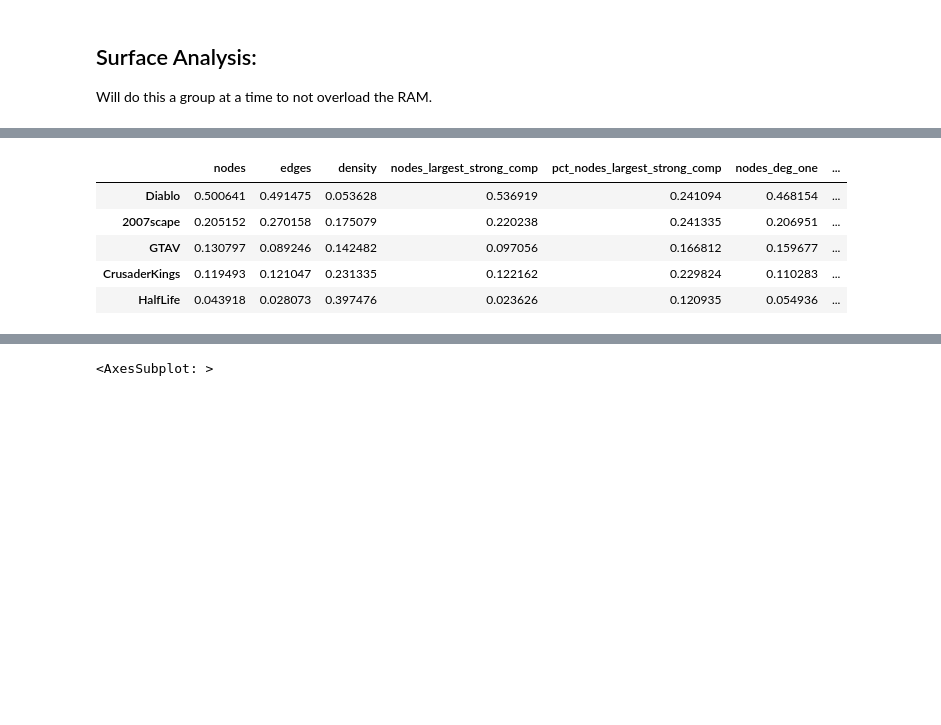
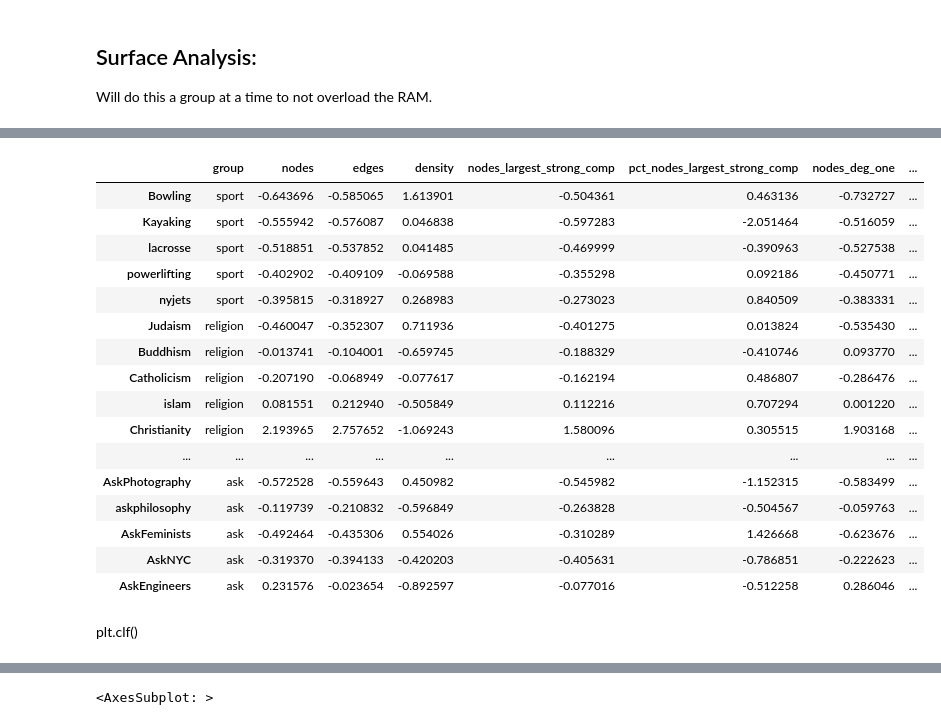
Before and after one commit to ruskirin/reddit-assortativity-analysis, a Jupyter notebook: non-political-subreddits-analysis.ipynb, the cells around one changed output, grey strips where cells are left out. Drawn from its saved outputs; the diff is of its cells as text; code cells hidden in the pictures; blank space fills up the shorter version.

```diff
--- a/non-political-subreddits-analysis.ipynb
+++ b/non-political-subreddits-analysis.ipynb
@@ -167,3 +164,0 @@ Will do this a group at a time to not overload the RAM.
-# %%
-nets = dict([u.digraph_from_path(p.stem, p) for p in paths['game']])
-nets
@@ -185,0 +165,10 @@ params_game
+# %%
+subreddit_params = pd.DataFrame()
+# %%
+for name, path in paths.items():
+    nets = dict([u.digraph_from_path(p.stem, p) for p in path])
+    sr_group = [name]*len(nets)
+    params = a.get_graph_base_stats(nets)
+    params.insert(0, 'group', sr_group)
+
+    subreddit_params = pd.concat([subreddit_params, params], axis=0)
@@ -186,12 +195,24 @@ params_game
 # %%
-# Normalize the node, edge, and density values for each subreddit relative to
-#   total sum across all the subreddits
-normalized_params = a.normalize_over_sum(params_game, sort_by=['nodes', 'edges'])
+# Normalize the base stats for each subreddit relative to total sum
+#   across all the subreddits in the group
+normalized_params = a.z_normalize(subreddit_params, sort_by=['density'])
+normalized_params = normalized_params.sort_values(by=['group', 'pagerank_max'], ascending=False)
 normalized_params
 # %% [output]
-|  | nodes | edges | density | nodes_largest_strong_comp | pct_nodes_largest_strong_comp | nodes_deg_one | ... |
-| Diablo | 0.500641 | 0.491475 | 0.053628 | 0.536919 | 0.241094 | 0.468154 | ... |
-| 2007scape | 0.205152 | 0.270158 | 0.175079 | 0.220238 | 0.241335 | 0.206951 | ... |
-| GTAV | 0.130797 | 0.089246 | 0.142482 | 0.097056 | 0.166812 | 0.159677 | ... |
-| CrusaderKings | 0.119493 | 0.121047 | 0.231335 | 0.122162 | 0.229824 | 0.110283 | ... |
-| HalfLife | 0.043918 | 0.028073 | 0.397476 | 0.023626 | 0.120935 | 0.054936 | ... |
+|  | group | nodes | edges | density | nodes_largest_strong_comp | pct_nodes_largest_strong_comp | nodes_deg_one | ... |
+| Bowling | sport | -0.643696 | -0.585065 | 1.613901 | -0.504361 | 0.463136 | -0.732727 | ... |
+| Kayaking | sport | -0.555942 | -0.576087 | 0.046838 | -0.597283 | -2.051464 | -0.516059 | ... |
+| lacrosse | sport | -0.518851 | -0.537852 | 0.041485 | -0.469999 | -0.390963 | -0.527538 | ... |
+| powerlifting | sport | -0.402902 | -0.409109 | -0.069588 | -0.355298 | 0.092186 | -0.450771 | ... |
+| nyjets | sport | -0.395815 | -0.318927 | 0.268983 | -0.273023 | 0.840509 | -0.383331 | ... |
+| Judaism | religion | -0.460047 | -0.352307 | 0.711936 | -0.401275 | 0.013824 | -0.535430 | ... |
+| Buddhism | religion | -0.013741 | -0.104001 | -0.659745 | -0.188329 | -0.410746 | 0.093770 | ... |
+| Catholicism | religion | -0.207190 | -0.068949 | -0.077617 | -0.162194 | 0.486807 | -0.286476 | ... |
+| islam | religion | 0.081551 | 0.212940 | -0.505849 | 0.112216 | 0.707294 | 0.001220 | ... |
+| Christianity | religion | 2.193965 | 2.757652 | -1.069243 | 1.580096 | 0.305515 | 1.903168 | ... |
+| ... | ... | ... | ... | ... | ... | ... | ... | ... |
+| AskPhotography | ask | -0.572528 | -0.559643 | 0.450982 | -0.545982 | -1.152315 | -0.583499 | ... |
+| askphilosophy | ask | -0.119739 | -0.210832 | -0.596849 | -0.263828 | -0.504567 | -0.059763 | ... |
+| AskFeminists | ask | -0.492464 | -0.435306 | 0.554026 | -0.310289 | 1.426668 | -0.623676 | ... |
+| AskNYC | ask | -0.319370 | -0.394133 | -0.420203 | -0.405631 | -0.786851 | -0.222623 | ... |
+| AskEngineers | ask | 0.231576 | -0.023654 | -0.892597 | -0.077016 | -0.512258 | 0.286046 | ... |
@@ -200 +222,3 @@ plt.clf()
+# %% [markdown]
+plt.clf()
 # %%
```
Also changed, not shown: parts of 20 cells of this notebook, 1 other file.
